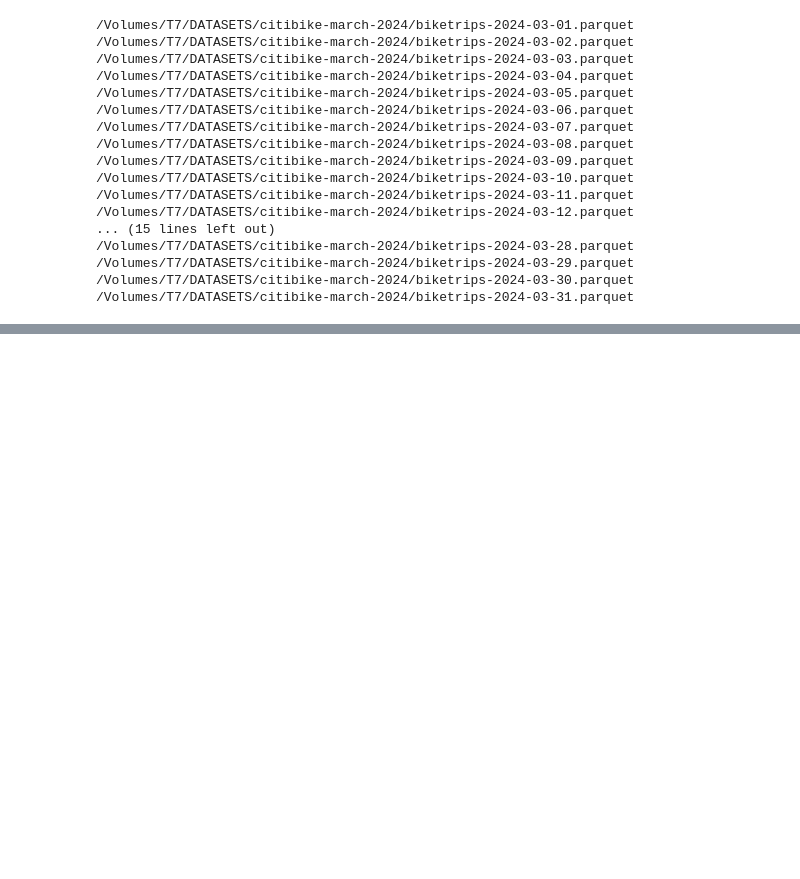
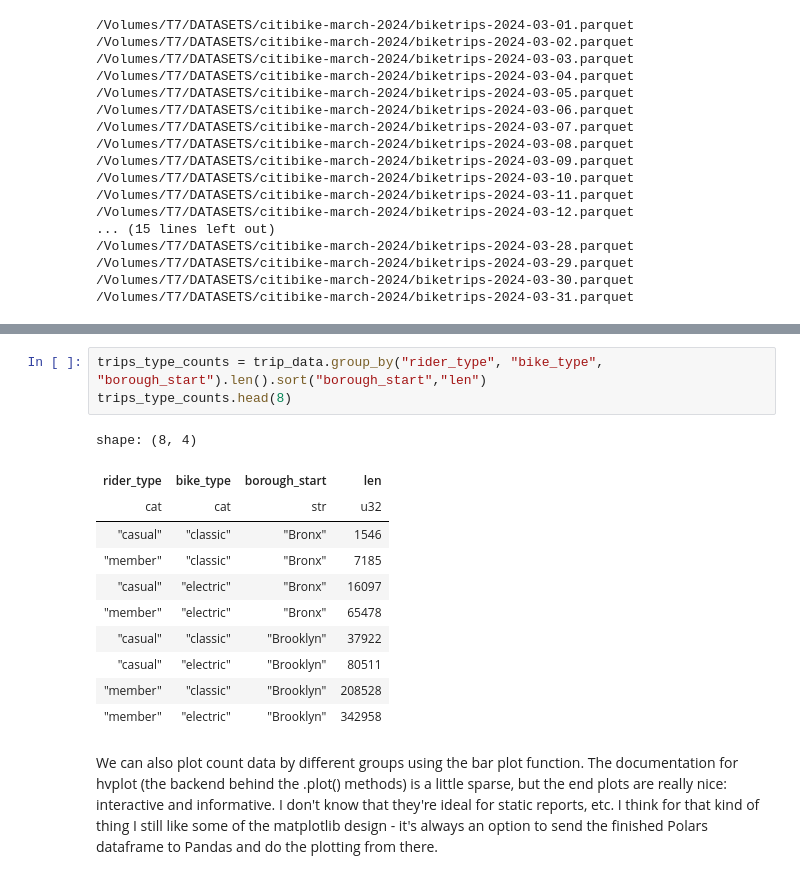
Before and after one commit to finlaymcalpine/PyDataTalks, a Jupyter notebook: nyhackr-05-07-2024.ipynb, the cells around one changed output, grey strips where cells are left out. Drawn from its saved outputs; the diff is of its cells as text; blank space fills up the shorter version.

Commit message:
polars talk notebook

```diff
--- a/nyhackr-05-07-2024.ipynb
+++ b/nyhackr-05-07-2024.ipynb
@@ -359,0 +471,17 @@ trip_speed.plot.scatter(x="distance", y="duration", color="bike_type", ylim=(0,2
+# %%
+trips_type_counts = trip_data.group_by("rider_type", "bike_type", "borough_start").len().sort("borough_start","len")
+trips_type_counts.head(8)
+# %% [output]
+shape: (8, 4)
+| rider_type | bike_type | borough_start | len |
+| cat | cat | str | u32 |
+| "casual" | "classic" | "Bronx" | 1546 |
+| "member" | "classic" | "Bronx" | 7185 |
+| "casual" | "electric" | "Bronx" | 16097 |
+| "member" | "electric" | "Bronx" | 65478 |
+| "casual" | "classic" | "Brooklyn" | 37922 |
+| "casual" | "electric" | "Brooklyn" | 80511 |
+| "member" | "classic" | "Brooklyn" | 208528 |
+| "member" | "electric" | "Brooklyn" | 342958 |
+# %% [markdown]
+We can also plot count data by different groups using the bar plot function. The documentation for hvplot (the backend behind the .plot() methods) is a little sparse, but the end plots are really nice: interactive and informative. I don't know that they're ideal for static reports, etc. I think for that kind of thing I still like some of the matplotlib design - it's always an option to send the finished Polars dataframe to Pandas and do the plotting from there.
```
Also changed, not shown: parts of 13 cells of this notebook, 1 other file.
